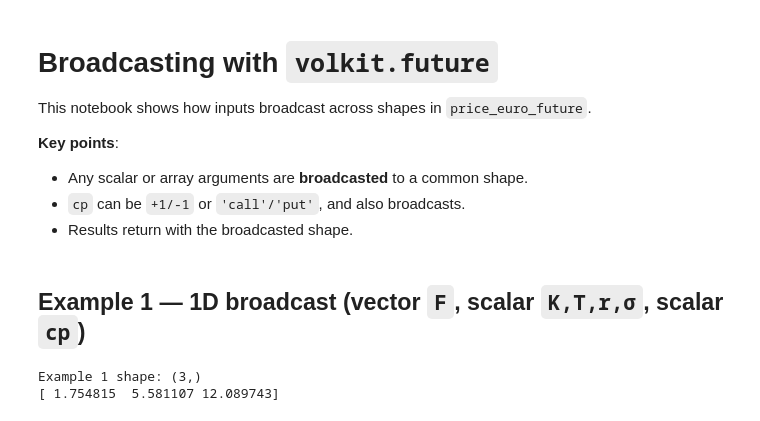
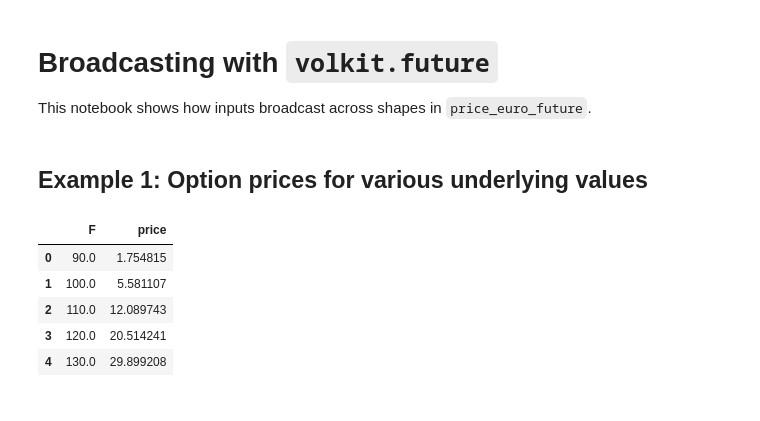
Before and after one commit to sitmo/volkit, a Jupyter notebook: docs/examples/broadcasting.ipynb, the cells around one changed output. Drawn from its saved outputs; the diff is of its cells as text; code cells hidden in the pictures.

```diff
--- a/docs/examples/broadcasting.ipynb
+++ b/docs/examples/broadcasting.ipynb
@@ -2,10 +2,5 @@
 # Broadcasting with `volkit.future`
 
 This notebook shows how inputs broadcast across shapes in `price_euro_future`.
-
-**Key points**:
-- Any scalar or array arguments are **broadcasted** to a common shape.
-- `cp` can be `+1/-1` or `'call'/'put'`, and also broadcasts.
-- Results return with the broadcasted shape.
 # %%
 import numpy as np
@@ -15,15 +9,21 @@ np.set_printoptions(precision=6, suppress=True)
 # %% [markdown]
-## Example 1 — 1D broadcast (vector `F`, scalar `K,T,r,σ`, scalar `cp`)
+## Example 1: Option prices for various underlying values
 # %%
-F = np.array([90.0, 100.0, 110.0])
+F = np.array([90.0, 100.0, 110.0, 120.0, 130.0])
 K = 100.0
 T = 0.5
 r = 0.02
 sigma = 0.20
 cp = 'call'
-p1 = price_euro_future(F, K, T, r, sigma, cp)
-print('Example 1 shape:', p1.shape)
-print(p1)
+
+price = price_euro_future(F, K, T, r, sigma, cp)
+
+df = pd.DataFrame({"F": F, "price": price})
+df
 # %% [output]
-Example 1 shape: (3,)
-[ 1.754815  5.581107 12.089743]
+|  | F | price |
+| 0 | 90.0 | 1.754815 |
+| 1 | 100.0 | 5.581107 |
+| 2 | 110.0 | 12.089743 |
+| 3 | 120.0 | 20.514241 |
+| 4 | 130.0 | 29.899208 |
```
Also changed, not shown: parts of 7 cells of this notebook, 11 other files.
